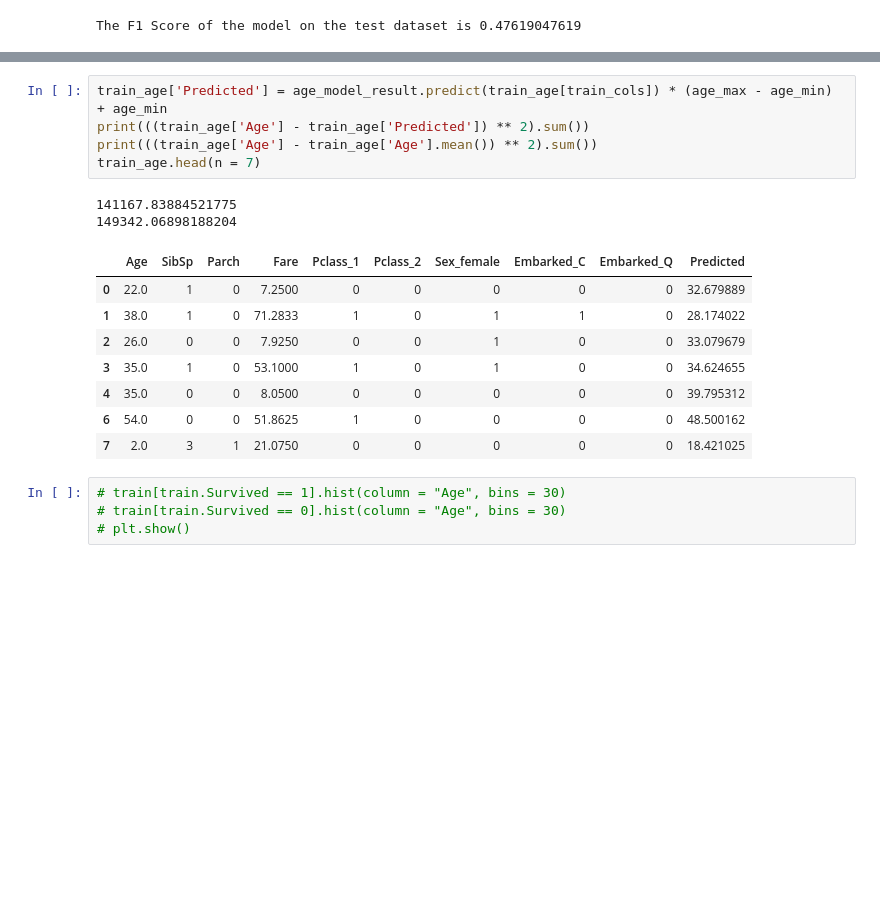
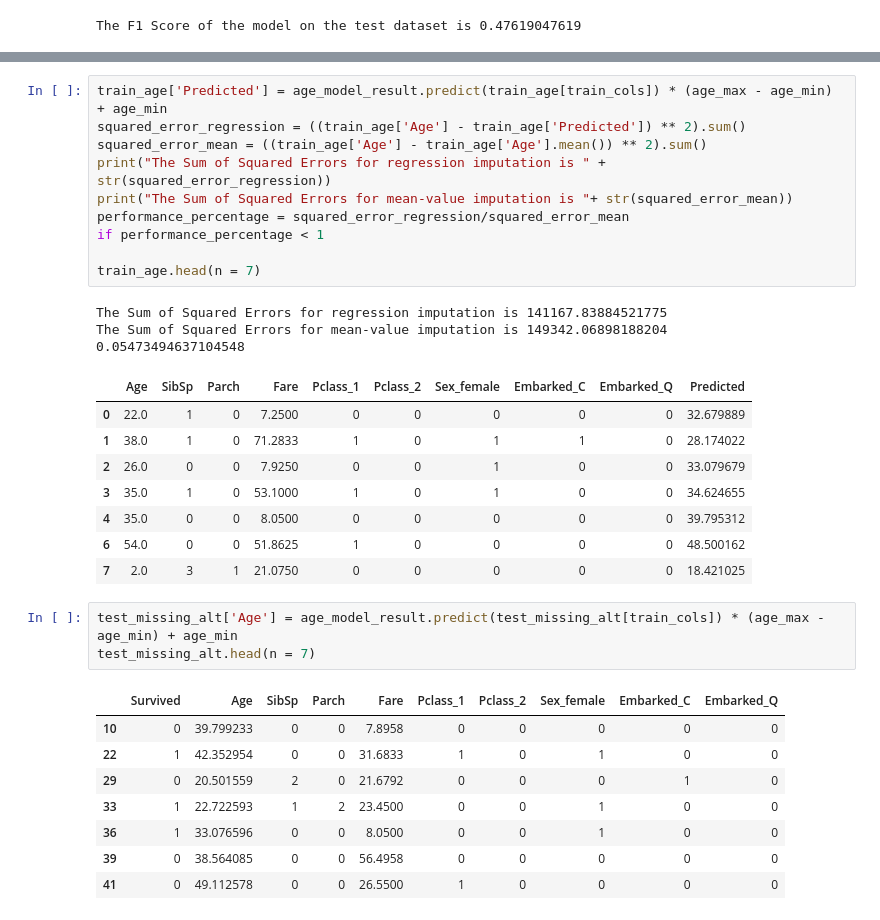
Before and after one commit to VCZLee/Jupyter-Notebooks, a Jupyter notebook: Kaggle/Titanic/Titanic Dataset - Python and data science basics.ipynb, the cells around one changed output, grey strips where cells are left out. Saved outputs shown, nothing was run; the diff lists cells and outputs as text; blank space fills up the shorter version.

```diff
--- a/Kaggle/Titanic/Titanic Dataset - Python and data science basics.ipynb
+++ b/Kaggle/Titanic/Titanic Dataset - Python and data science basics.ipynb
@@ -478,11 +499,17 @@ Embarked_Q    -0.2085      0.411     -0.507      0.612      -1.014       0.597
 # %%
 train_age['Predicted'] = age_model_result.predict(train_age[train_cols]) * (age_max - age_min) + age_min
-print(((train_age['Age'] - train_age['Predicted']) ** 2).sum())
-print(((train_age['Age'] - train_age['Age'].mean()) ** 2).sum())
+squared_error_regression = ((train_age['Age'] - train_age['Predicted']) ** 2).sum()
+squared_error_mean = ((train_age['Age'] - train_age['Age'].mean()) ** 2).sum()
+print("The Sum of Squared Errors for regression imputation is " + str(squared_error_regression))
+print("The Sum of Squared Errors for mean-value imputation is "+ str(squared_error_mean))
+performance_percentage = squared_error_regression/squared_error_mean
+if performance_percentage < 1
+
 train_age.head(n = 7)
 # %% [output]
-141167.83884521775
-149342.06898188204
+The Sum of Squared Errors for regression imputation is 141167.83884521775
+The Sum of Squared Errors for mean-value imputation is 149342.06898188204
+0.05473494637104548
 |  | Age | SibSp | Parch | Fare | Pclass_1 | Pclass_2 | Sex_female | Embarked_C | Embarked_Q | Predicted |
 | 0 | 22.0 | 1 | 0 | 7.2500 | 0 | 0 | 0 | 0 | 0 | 32.679889 |
 | 1 | 38.0 | 1 | 0 | 71.2833 | 1 | 0 | 1 | 1 | 0 | 28.174022 |
@@ -491,7 +518,15 @@ train_age.head(n = 7)
 | 4 | 35.0 | 0 | 0 | 8.0500 | 0 | 0 | 0 | 0 | 0 | 39.795312 |
 | 6 | 54.0 | 0 | 0 | 51.8625 | 1 | 0 | 0 | 0 | 0 | 48.500162 |
 | 7 | 2.0 | 3 | 1 | 21.0750 | 0 | 0 | 0 | 0 | 0 | 18.421025 |
-# %%
-# train[train.Survived == 1].hist(column = "Age", bins = 30)
-# train[train.Survived == 0].hist(column = "Age", bins = 30)
-# plt.show()
+# %%
+test_missing_alt['Age'] = age_model_result.predict(test_missing_alt[train_cols]) * (age_max - age_min) + age_min
+test_missing_alt.head(n = 7)
+# %% [output]
+|  | Survived | Age | SibSp | Parch | Fare | Pclass_1 | Pclass_2 | Sex_female | Embarked_C | Embarked_Q |
+| 10 | 0 | 39.799233 | 0 | 0 | 7.8958 | 0 | 0 | 0 | 0 | 0 |
+| 22 | 1 | 42.352954 | 0 | 0 | 31.6833 | 1 | 0 | 1 | 0 | 0 |
+| 29 | 0 | 20.501559 | 2 | 0 | 21.6792 | 0 | 0 | 0 | 1 | 0 |
+| 33 | 1 | 22.722593 | 1 | 2 | 23.4500 | 0 | 0 | 1 | 0 | 0 |
+| 36 | 1 | 33.076596 | 0 | 0 | 8.0500 | 0 | 0 | 1 | 0 | 0 |
+| 39 | 0 | 38.564085 | 0 | 0 | 56.4958 | 0 | 0 | 0 | 0 | 0 |
+| 41 | 0 | 49.112578 | 0 | 0 | 26.5500 | 1 | 0 | 0 | 0 | 0 |
```
Also changed, not shown: parts of 12 cells of this notebook.
